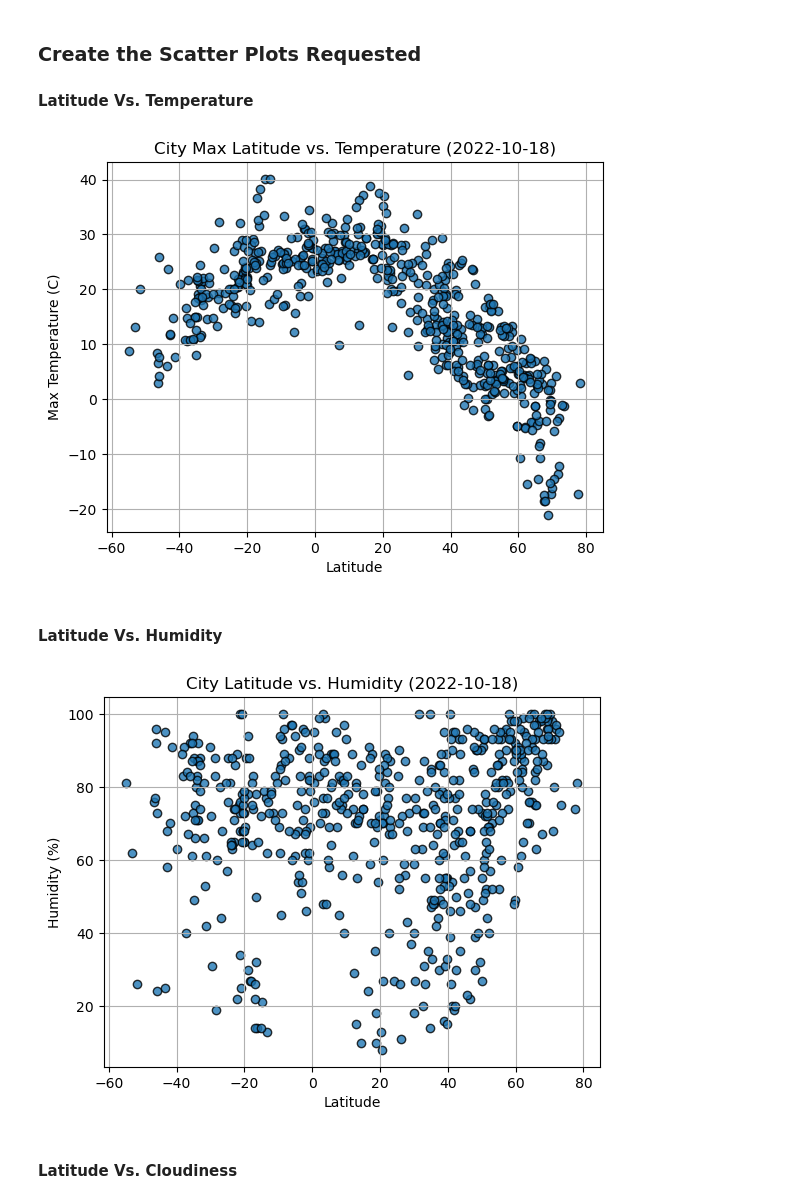
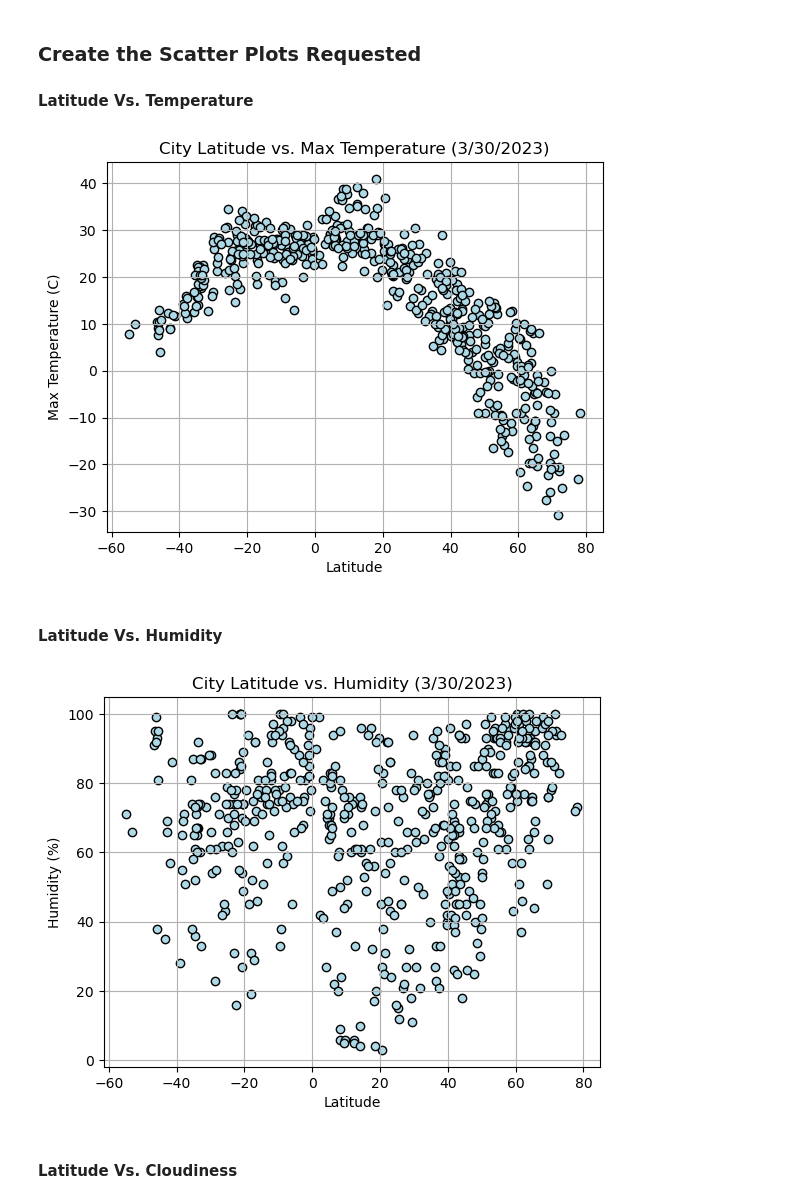
Before and after one commit to AnitaGj1/python-api-challenge, a Jupyter notebook: WeatherPy.ipynb, the cells around one changed output. Drawn from its saved outputs; the diff is of its cells as text; code cells hidden in the pictures.

```diff
--- a/WeatherPy.ipynb
+++ b/WeatherPy.ipynb
@@ -214,10 +221,15 @@ city_data_df.head()
 #### Latitude Vs. Temperature
 # %%
 # Build scatter plot for latitude vs. temperature
-# YOUR CODE HERE
+x_values = city_data_df['Lat']
+y_values = city_data_df['Max Temp']
+plt.scatter(x_values,y_values,marker='o', facecolors='lightblue', edgecolors='black')
 
 # Incorporate the other graph properties
-# YOUR CODE HERE
+plt.grid()
+plt.xlabel('Latitude')
+plt.ylabel('Max Temperature (C)')
+plt.title('City Latitude vs. Max Temperature (3/30/2023)')
 
 # Save the figure
 plt.savefig("output_data/Fig1.png")
@@ -225,23 +237,28 @@ plt.savefig("output_data/Fig1.png")
 # Show plot
 plt.show()
 # %% [output]
-[figure, old version]
+[figure, new version]
 # %% [markdown]
 #### Latitude Vs. Humidity
 # %%
 # Build the scatter plots for latitude vs. humidity
-# YOUR CODE HERE
+x_values = city_data_df['Lat']
+y_values = city_data_df['Humidity']
+plt.scatter(x_values,y_values,marker='o', facecolors='lightblue', edgecolors='black')
 
 # Incorporate the other graph properties
-# YOUR CODE HERE
+plt.grid()
+plt.xlabel('Latitude')
+plt.ylabel('Humidity (%)')
+plt.title('City Latitude vs. Humidity (3/30/2023)')
 
 # Save the figure
 plt.savefig("output_data/Fig2.png")
 
 # Show plot
 plt.show()
 # %% [output]
-[figure, old version]
+[figure, new version]
 # %% [markdown]
 #### Latitude Vs. Cloudiness
 # %%
```
Also changed, not shown: parts of 30 cells of this notebook, 7 other files.
